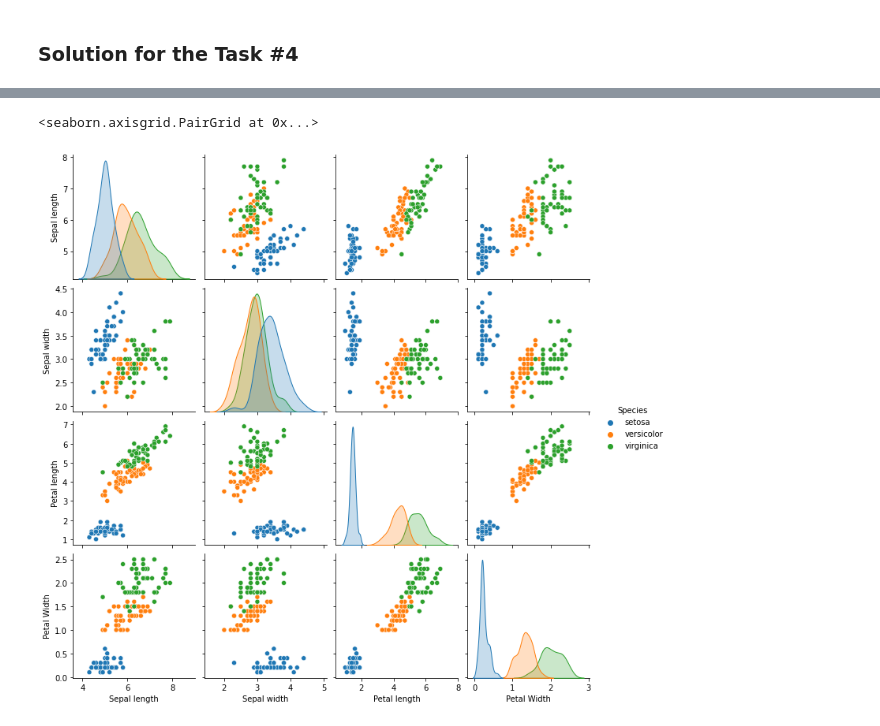
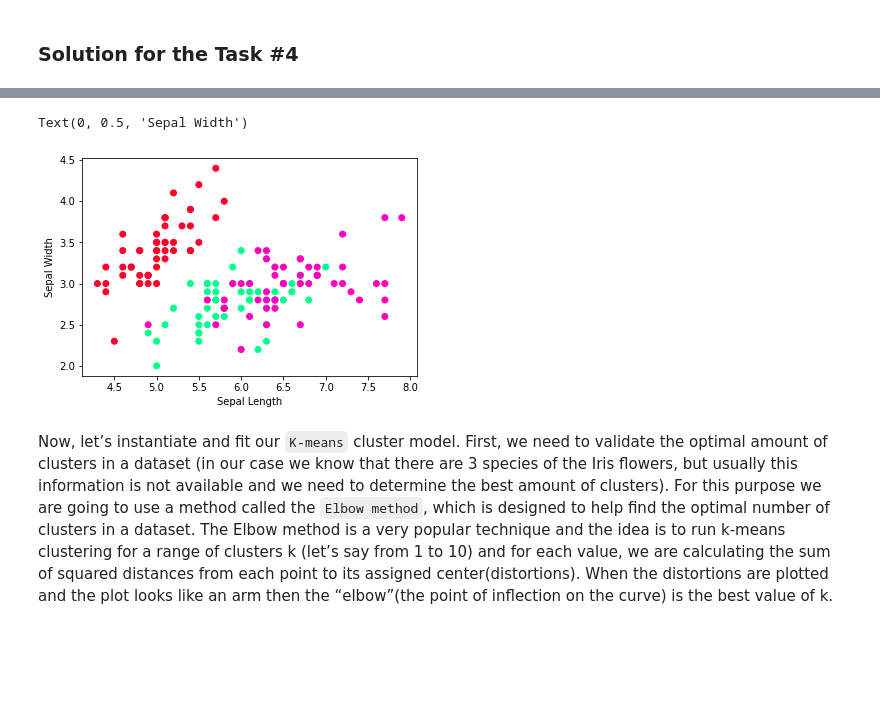
Before and after one commit to JuliaMal/Machine_learning_and_stats_Assessment, a Jupyter notebook: Tasks.ipynb, the cells around one changed output, grey strips where cells are left out. Drawn from its saved outputs; the diff is of its cells as text; code cells hidden in the pictures; blank space fills up the shorter version.

```diff
--- a/Tasks.ipynb
+++ b/Tasks.ipynb
@@ -376,6 +393,21 @@ df
-# %%
-# checking the iris species distribution
-sns.pairplot(df, hue="Species")
-# %% [output]
-<seaborn.axisgrid.PairGrid at 0x...>
-[figure, removed]
+# %%
+# Replacing qualitative data of column 'Species' into quantitative:
+df.replace({'Species': {'setosa':0, 'versicolor':1, 'virginica':2}}, inplace=True)
+# %%
+#defining predictors
+X = df.iloc[:, [0,1,2,3]].values
+# REMOVE X = df[['Sepal_length', 'Sepal_width', 'Petal_length', 'Petal_width']]
+
+#defining target
+Y = df.iloc[:, 4].values
+# REMOVE Y = df[['Species']]
+# %%
+# plotting the initial dataset
+plt.scatter(X[:,0], X[:,1], c=Y, cmap='gist_rainbow')
+plt.xlabel('Sepal Length', fontsize=10)
+plt.ylabel('Sepal Width', fontsize=10)
+# %% [output]
+Text(0, 0.5, 'Sepal Width')
+[figure, added]
+# %% [markdown]
+Now, let’s instantiate and fit our `K-means` cluster model. First, we need to validate the optimal amount of clusters in a dataset (in our case we know that there are 3 species of the Iris flowers, but usually this information is not available and we need to determine the best amount of clusters). For this purpose we are going to use a method called the `Elbow method`, which is designed to help find the optimal number of clusters in a dataset. The Elbow method is a very popular technique and the idea is to run k-means clustering for a range of clusters k (let’s say from 1 to 10) and for each value, we are calculating the sum of squared distances from each point to its assigned center(distortions). When the distortions are plotted and the plot looks like an arm then the “elbow”(the point of inflection on the curve) is the best value of k.
```
Also changed, not shown: parts of 20 cells of this notebook, 2 other files.
